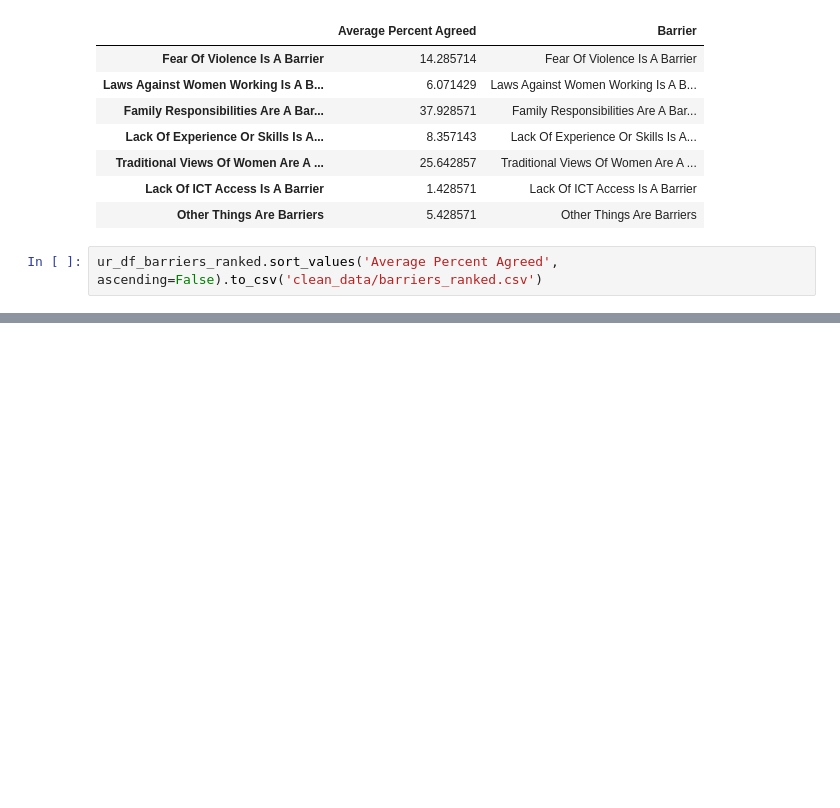
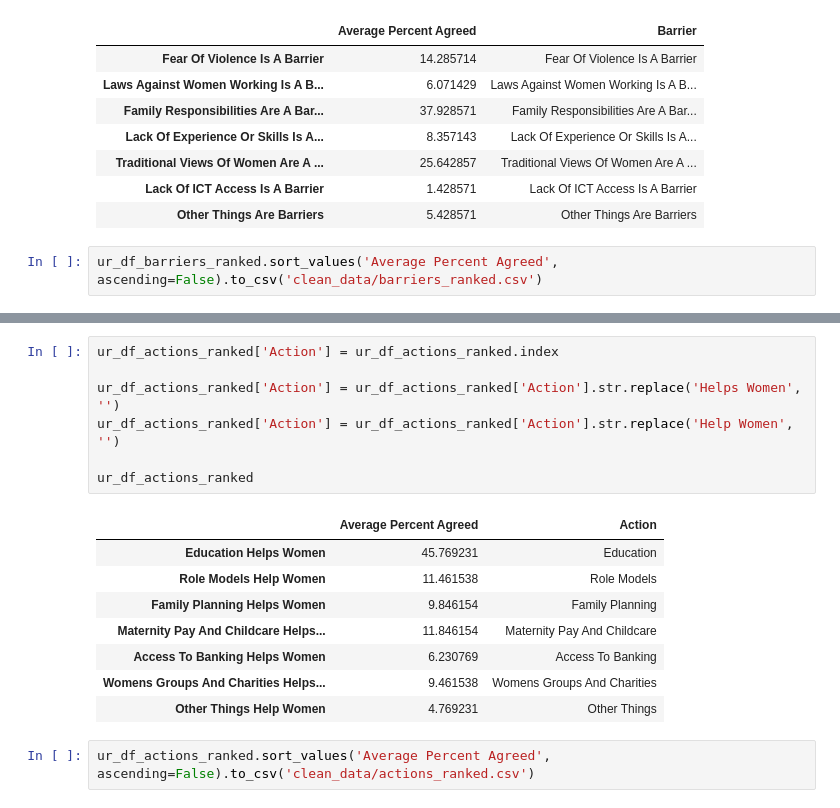
Before and after one commit to NewKnowledge/un_www_data, a Jupyter notebook: data/step1_clean.ipynb, the cells around one changed output, grey strips where cells are left out. Cells and saved outputs as stored; diff of their text form; blank space fills up the shorter version.

```diff
--- a/data/step1_clean.ipynb
+++ b/data/step1_clean.ipynb
@@ -284,0 +317,18 @@ ur_df_barriers_ranked.sort_values('Average Percent Agreed', ascending=False).to_
+# %%
+ur_df_actions_ranked['Action'] = ur_df_actions_ranked.index
+
+ur_df_actions_ranked['Action'] = ur_df_actions_ranked['Action'].str.replace('Helps Women', '')
+ur_df_actions_ranked['Action'] = ur_df_actions_ranked['Action'].str.replace('Help Women', '')
+
+ur_df_actions_ranked
+# %% [output]
+|  | Average Percent Agreed | Action |
+| Education Helps Women | 45.769231 | Education |
+| Role Models Help Women | 11.461538 | Role Models |
+| Family Planning Helps Women | 9.846154 | Family Planning |
+| Maternity Pay And Childcare Helps... | 11.846154 | Maternity Pay And Childcare |
+| Access To Banking Helps Women | 6.230769 | Access To Banking |
+| Womens Groups And Charities Helps... | 9.461538 | Womens Groups And Charities |
+| Other Things Help Women | 4.769231 | Other Things |
+# %%
+ur_df_actions_ranked.sort_values('Average Percent Agreed', ascending=False).to_csv('clean_data/actions_ranked.csv')
```
Also changed, not shown: parts of 6 cells of this notebook, 19 other files.
